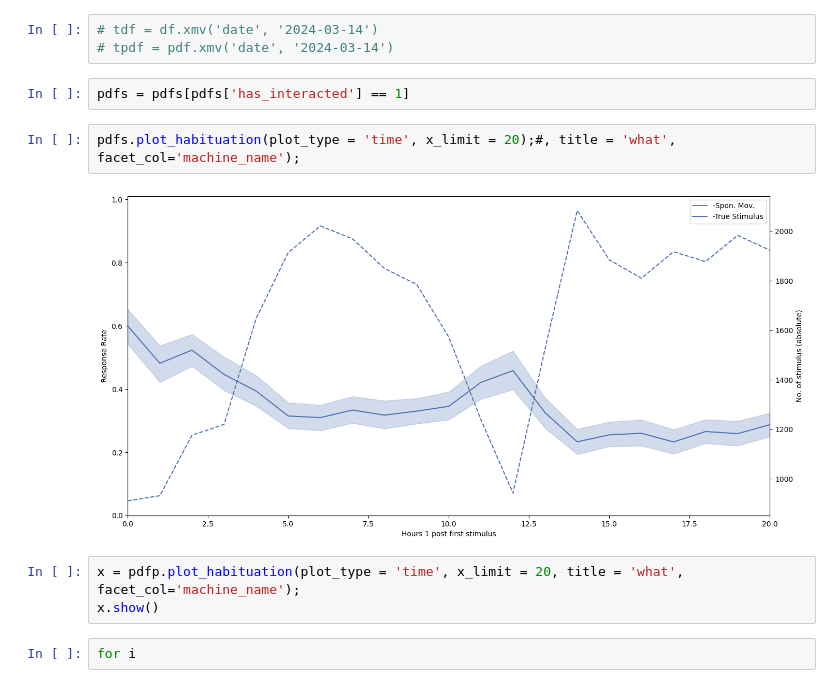
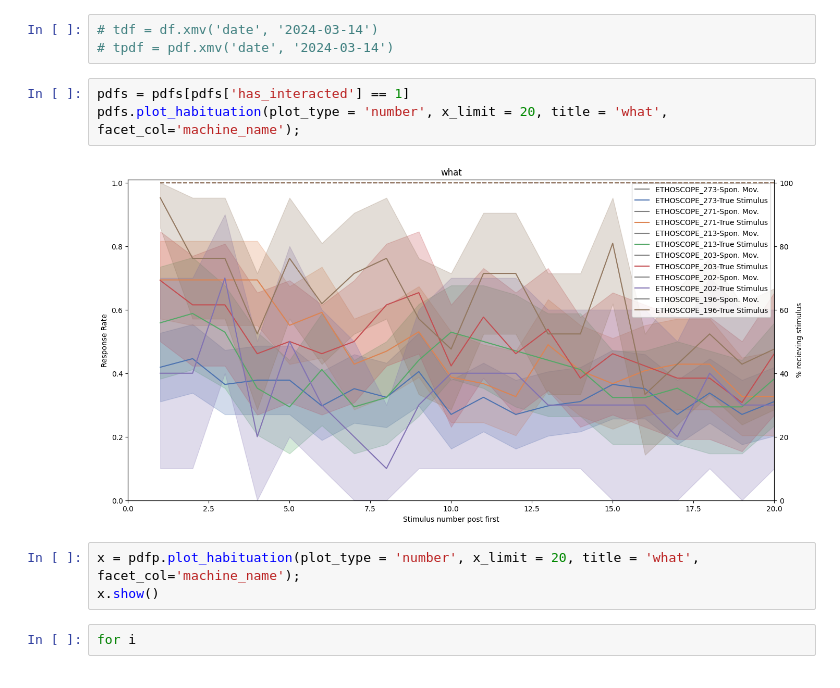
Before and after one commit to gilestrolab/ethoscopy, a Jupyter notebook: tutorial_notebook/test_response.ipynb, the cells around one changed output. Cells and saved outputs as stored; diff of their text form.

Commit message:
updated doc strings and tested periodogram plots and methods

```diff
--- a/tutorial_notebook/test_response.ipynb
+++ b/tutorial_notebook/test_response.ipynb
@@ -44,14 +140,13 @@ TypeError: behavpy_draw._internal_plot_quantify() takes 4 positional arguments b
 # %%
 # tdf = df.xmv('date', '2024-03-14')
 # tpdf = pdf.xmv('date', '2024-03-14')
-# %%
-pdfs = pdfs[pdfs['has_interacted'] == 1]
 # %%
-pdfs.plot_habituation(plot_type = 'time', x_limit = 20);#, title = 'what', facet_col='machine_name');
+pdfs = pdfs[pdfs['has_interacted'] == 1]
+pdfs.plot_habituation(plot_type = 'number', x_limit = 20, title = 'what', facet_col='machine_name');
 # %% [output]
-[figure, old version]
+[figure, new version]
 # %%
-x = pdfp.plot_habituation(plot_type = 'time', x_limit = 20, title = 'what', facet_col='machine_name');
+x = pdfp.plot_habituation(plot_type = 'number', x_limit = 20, title = 'what', facet_col='machine_name');
 x.show()
 # %%
 for i
```
Also changed, not shown: parts of 18 cells of this notebook, 7 other files.
